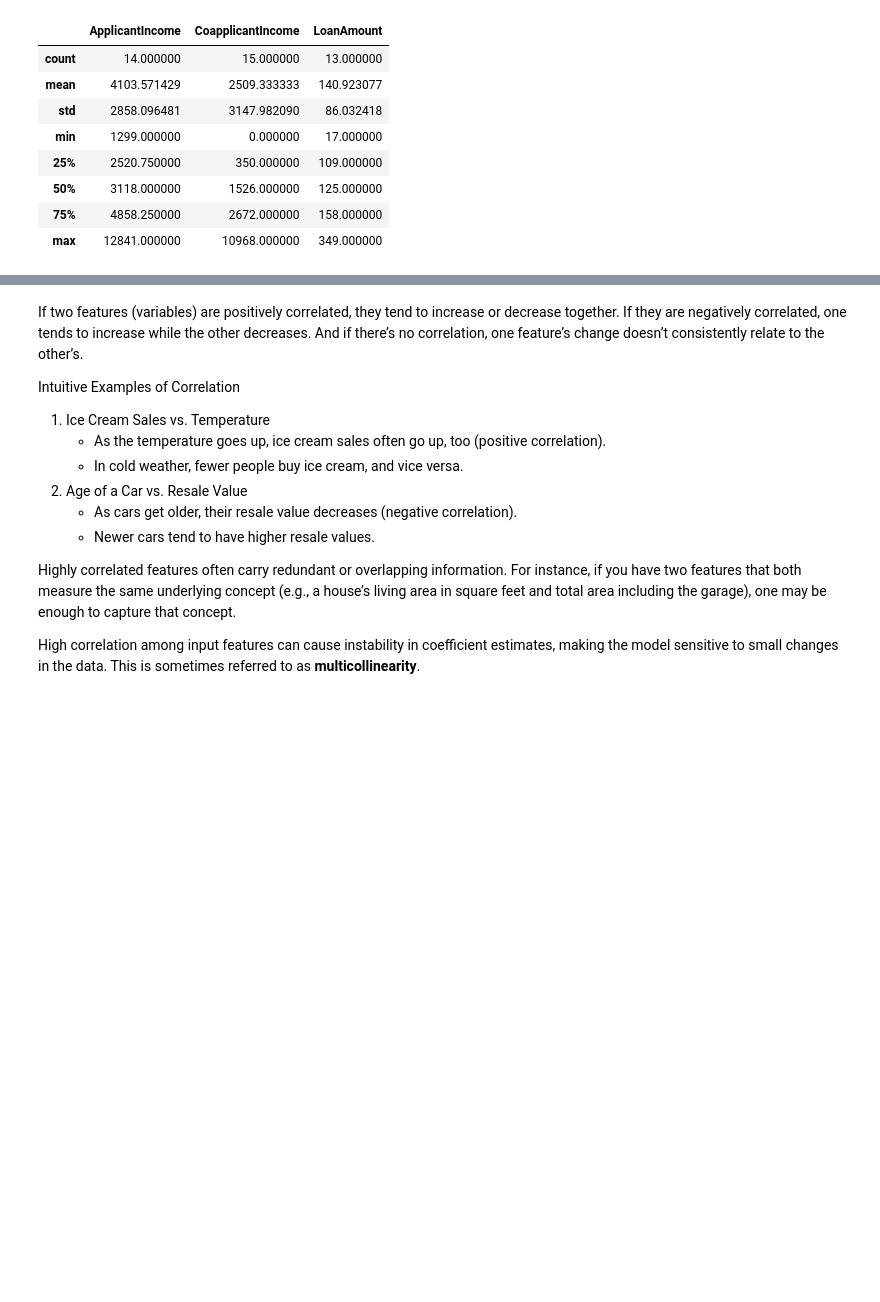
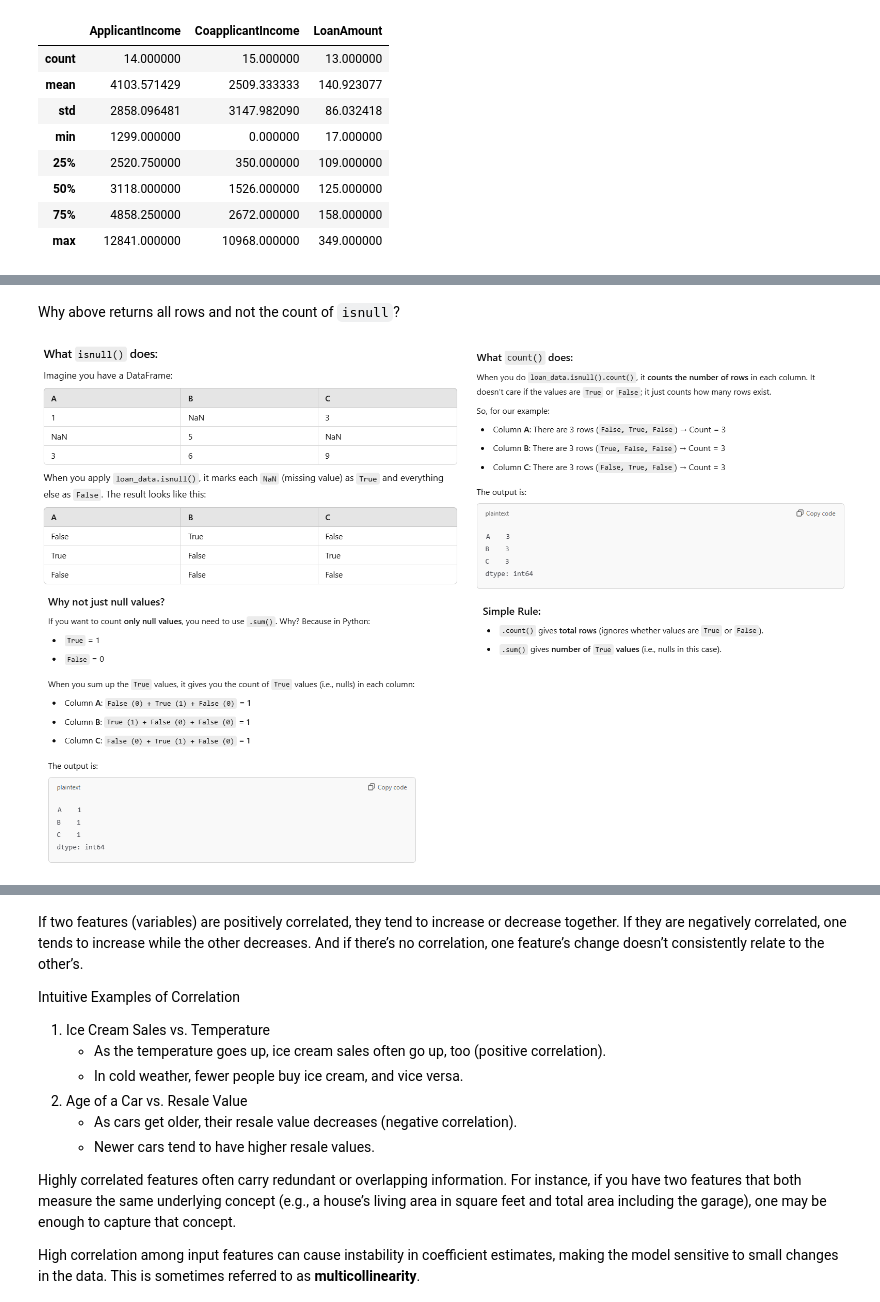
Before and after one commit to engage-deepakagarwal/machine-learning-lab, a Jupyter notebook: 1_analyze_dataset.ipynb, the cells around one changed output, grey strips where cells are left out. Cells and saved outputs as stored; diff of their text form; code cells hidden in the pictures; blank space fills up the shorter version.

```diff
--- a/1_analyze_dataset.ipynb
+++ b/1_analyze_dataset.ipynb
@@ -72,0 +90,6 @@ loan_data.describe()
+# %% [markdown]
+Why above returns all rows and not the count of `isnull`?
+# %%
+display(Image('images/missing_values_count.png')) # Display the image
+# %% [output]
+[figure, added]
```
Also changed, not shown: parts of 15 cells of this notebook, 3 other files.
